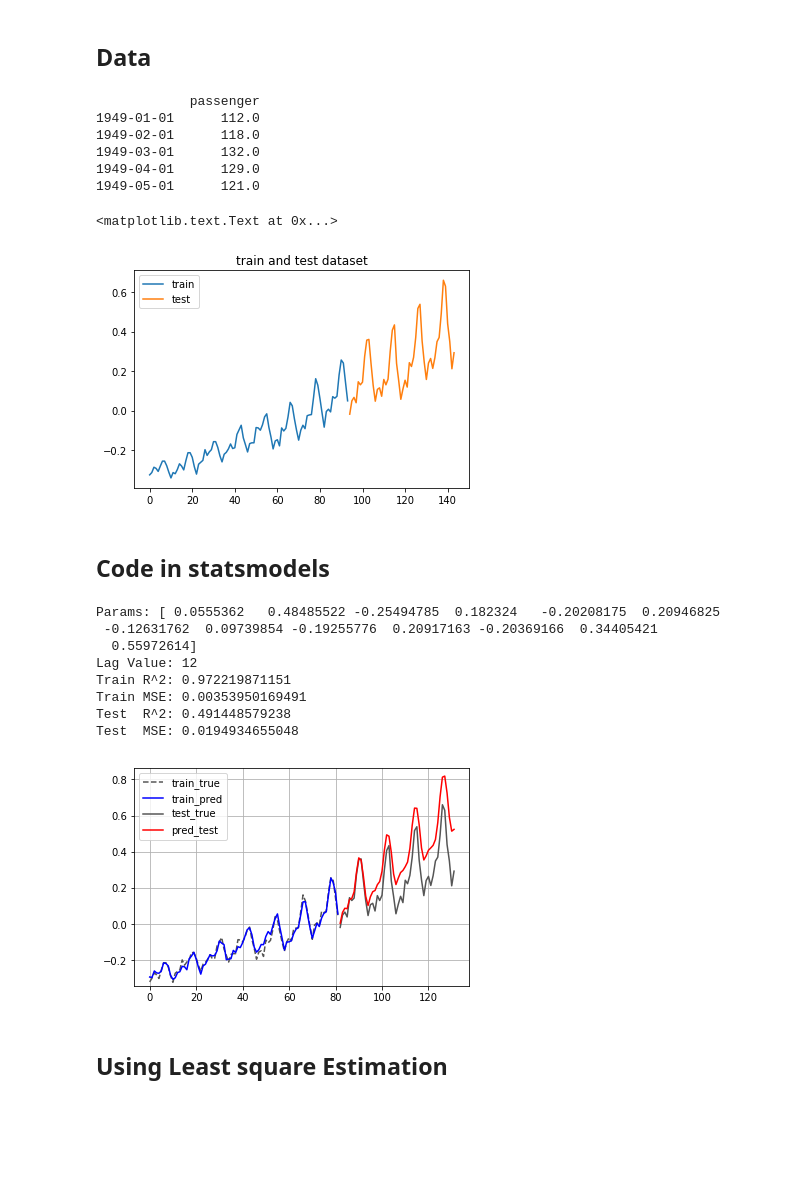
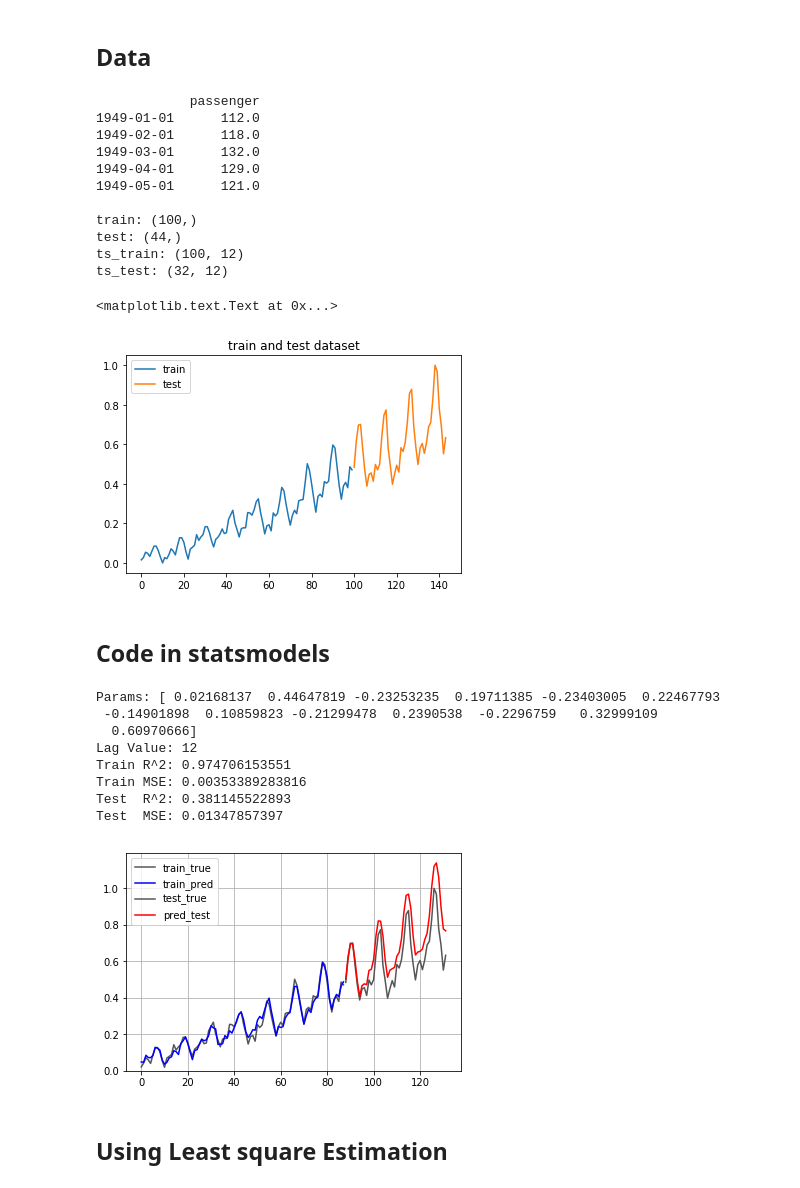
Before and after one commit to AndersonJo/arima-python, a Jupyter notebook: 04 Autoregressive Model.ipynb, the cells around one changed output. Drawn from its saved outputs; the diff is of its cells as text; code cells hidden in the pictures; blank space fills up the shorter version.

```diff
--- a/04 Autoregressive Model.ipynb
+++ b/04 Autoregressive Model.ipynb
@@ -60,22 +60,34 @@ Populating the interactive namespace from numpy and matplotlib
 ## Data
 # %%
 filename = 'dataset/international-airline-passengers.csv'
-dataframe, train, test, ts_train, ts_test = get_data(filename, LAG)
+dataframe, train, test, ts_train, ts_test = get_data(filename, LAG, normalize=True)
 
 print(dataframe.head())
+print()
+print('train:', train.shape)
+print('test:', test.shape)
+print('ts_train:', ts_train.shape)
+print('ts_test:', ts_test.shape)
+
+
 plot(np.arange(len(train)), train, label='train')
 plot(np.arange(len(train), len(train)+len(test)), test, label='test')
 legend()
 title('train and test dataset')
 # %% [output]
             passenger
 1949-01-01      112.0
 1949-02-01      118.0
 1949-03-01      132.0
 1949-04-01      129.0
 1949-05-01      121.0
+
+train: (100,)
+test: (44,)
+ts_train: (100, 12)
+ts_test: (32, 12)
 <matplotlib.text.Text at 0x...>
-[figure, old version]
+[figure, new version]
 # %% [markdown]
 ## Code in statsmodels
 # %%
@@ -89,15 +101,15 @@ pred_test = model_ar.predict(start=len(train), end=len(train)+len(test)-1)
 print('Params:', model_ar.params)
 show_result(train, test, pred_train, pred_test, lag=model_ar.k_ar)
 # %% [output]
-Params: [ 0.0555362   0.48485522 -0.25494785  0.182324   -0.20208175  0.20946825
- -0.12631762  0.09739854 -0.19255776  0.20917163 -0.20369166  0.34405421
-  0.55972614]
+Params: [ 0.02168137  0.44647819 -0.23253235  0.19711385 -0.23403005  0.22467793
+ -0.14901898  0.10859823 -0.21299478  0.2390538  -0.2296759   0.32999109
+  0.60970666]
 Lag Value: 12
-Train R^2: 0.972219871151
-Train MSE: 0.00353950169491
-Test  R^2: 0.491448579238
-Test  MSE: 0.0194934655048
+Train R^2: 0.974706153551
+Train MSE: 0.00353389283816
+Test  R^2: 0.381145522893
+Test  MSE: 0.01347857397
-[figure, old version]
+[figure, new version]
 # %% [markdown]
 ## Using Least square Estimation
 # %%
```
Also changed, not shown: parts of 3 cells of this notebook, 7 other files.
